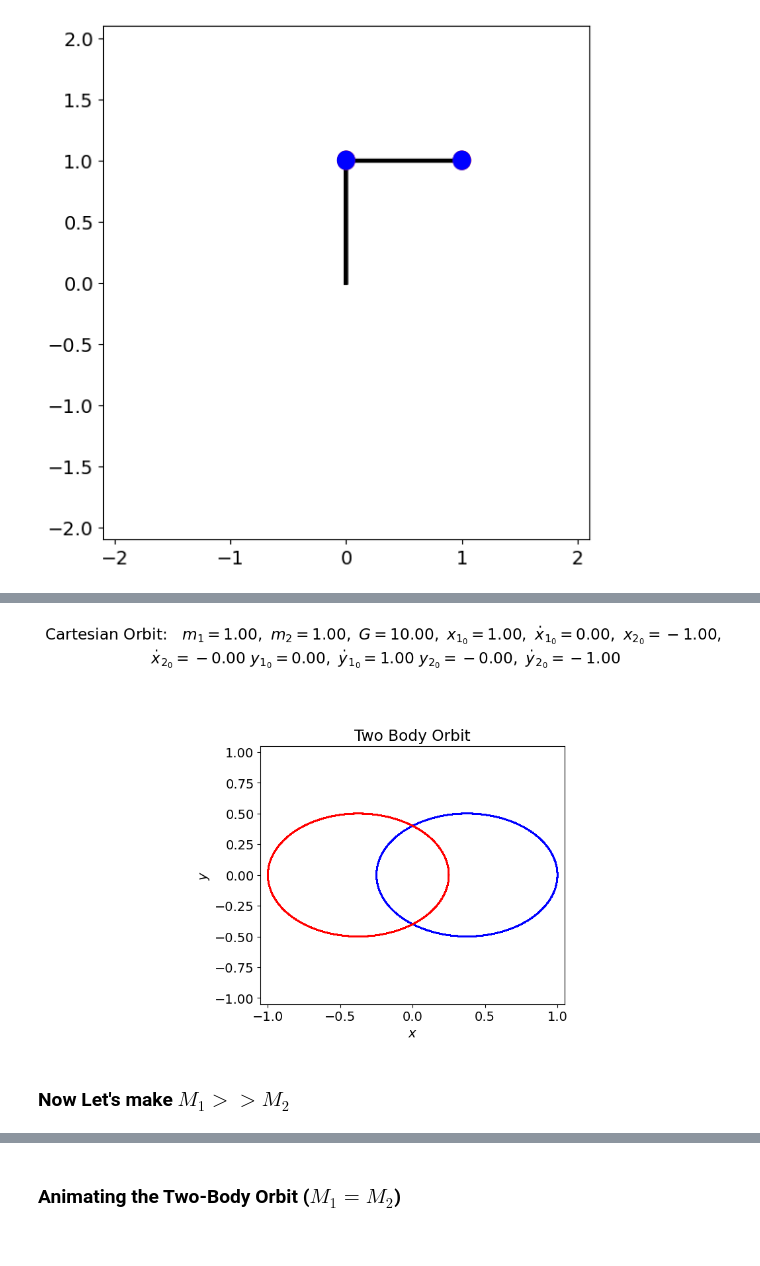
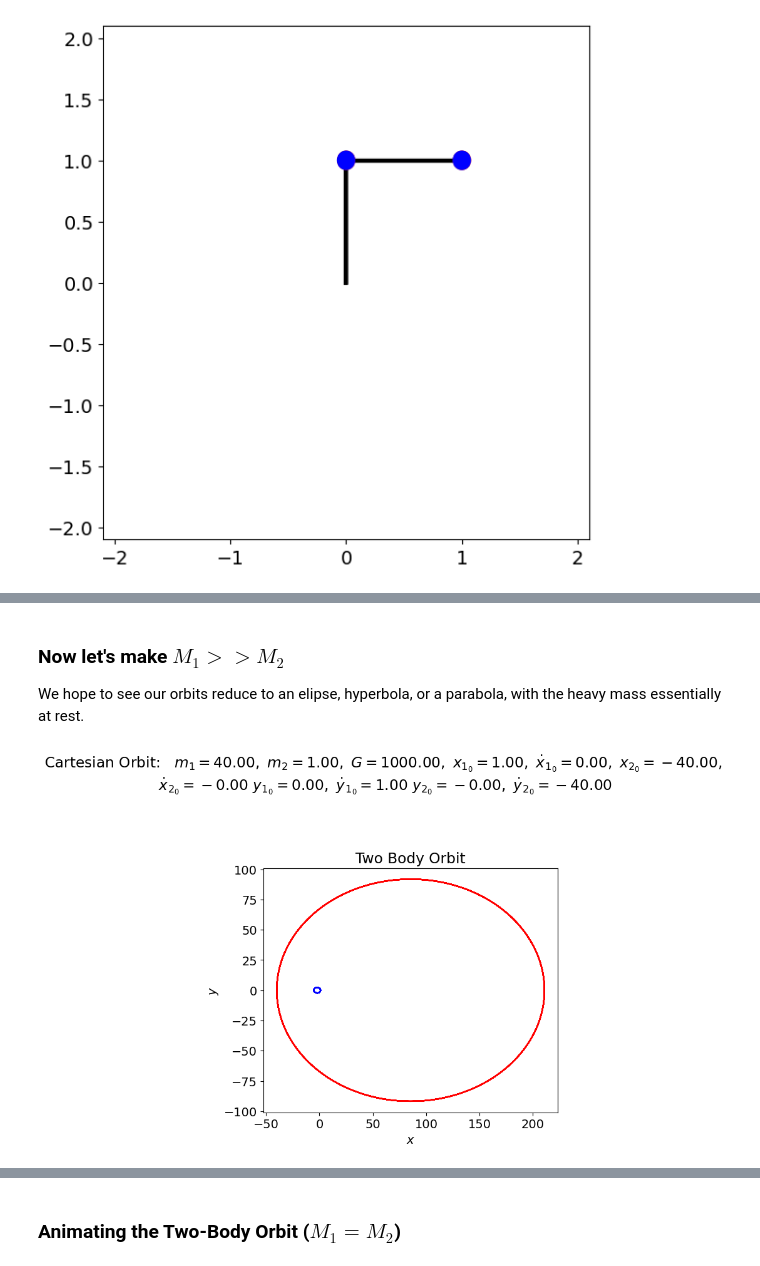
Before and after one commit to myers2004/5300_final, a Jupyter notebook: 5300_final.ipynb, the cells around one changed output, grey strips where cells are left out. Cells and saved outputs as stored; diff of their text form; code cells hidden in the pictures.

```diff
--- a/5300_final.ipynb
+++ b/5300_final.ipynb
@@ -803,7 +810,7 @@ class CartesianOrbit():
     def dr_dt(self, t, r):
         """
         This function returns the right-hand side of the diffeq:
-        [dx1/dt dx2/dt ... d^2z1/dt^2  d^2z2/dt^2]
+        [dx_1/dt dx_2/dt ... d^2z_1/dt^2  d^2z_2/dt^2]
 
         Parameters
         ----------
@@ -869,3 +943,24 @@ o1 = CartesianOrbit(m1 = m1, m2 = m2, G = G)
+# %% [markdown]
+### Now let's make $M_1 >> M_2$
+
+We hope to see our orbits reduce to an elipse, hyperbola, or a parabola, with the heavy mass essentially at rest.
+# %%
+y_vs_x_labels = (r'$x$', r'$y$')
+
+# Plotting time
+t_start = 0.
+t_end = 400.
+delta_t = 0.01
+
+t_pts = np.arange(t_start, t_end+delta_t, delta_t)
+
+# Choosing parameters
+m1 = 40.
+m2 = 1.
+G = 1000.
+
+# Instantiate an orbit
+o2 = CartesianOrbit(m1 = m1, m2 = m2, G = G)
 # %%
 # initial conditions specified
 x_1_0,x_dot_1_0 = 1., 0.
@@ -874,12 +969,12 @@ x_2_0, x_dot_2_0 = -(m1/m2) * x_1_0, -(m1/m2) * x_dot_1_0
 y_1_0, y_dot_1_0 = 0., 1.
 y_2_0, y_dot_2_0 = -(m1/m2) * y_1_0, -(m1/m2) * y_dot_1_0
 
-z_1_0, z_dot_1_0  = 0. ,0.
-z_2_0, z_dot_2_0 = 0., 0.
+z_1_0, z_dot_1_0 = 0., 0.
+z_2_0,z_dot_2_0 = 0., 0.
 
 # solve the orbit
 (x_1, x_2, y_1, y_2, z_1, z_2, x_dot_1, x_dot_2, y_dot_1,
- y_dot_2, z_dot_1, z_dot_2) = o1.solve_ode(t_pts, x_1_0, x_2_0, y_1_0, y_2_0, z_1_0, z_2_0,
+ y_dot_2, z_dot_1, z_dot_2) = o2.solve_ode(t_pts, x_1_0, x_2_0, y_1_0, y_2_0, z_1_0, z_2_0,
                                                            x_dot_1_0, x_dot_2_0, y_dot_1_0, y_dot_2_0, z_dot_1_0,
                                                            z_dot_2_0)
 
@@ -892,41 +987,33 @@ fig = plt.figure(figsize=(6,6))
 overall_title = 'Cartesian Orbit:  ' + \
                  rf' $m_1 = {m1:.2f},$' + \
                  rf' $m_2 = {m2:.2f},$' + \
                  rf' $G = {G:.2f},$' + \
                  rf' $x_{{1_0}} = {x_1_0:.2f},$' + \
                  rf' $\dot x_{{1_0}} = {x_dot_1_0:.2f},$' + \
                  rf' $x_{{2_0}} = {x_2_0:.2f},$' + '\n' + \
                  rf' $\dot x_{{2_0}} = {x_dot_2_0:.2f}$' + \
                  rf' $y_{{1_0}} = {y_1_0:.2f},$' + \
                  rf' $\dot y_{{1_0}} = {y_dot_1_0:.2f}$' + \
                  rf' $y_{{2_0}} = {y_2_0:.2f},$' + \
                  rf' $\dot y_{{2_0}} = {y_dot_2_0:.2f}$'
-# #                '\n'     # \n means a new line (adds some space here)
 fig.suptitle(overall_title, va='baseline')
 
-# first plot: plot from t=0 to t=100
+#plot from t=0 to t=200
 ax_a = fig.add_subplot(1,1,1)
 
-gap = 0.05
-
-ax_a.set_xlim(min(x_2)-gap, max(x_1)+gap)
-ax_a.set_ylim(min(x_2)-gap, max(x_1)+gap)
-
-start, stop = start_stop_indices(t_pts, 0., 100.)
+start, stop = start_stop_indices(t_pts, 0., 400.)
 plot_y_vs_x(x_1[start : stop], y_1[start : stop],
             axis_labels=y_vs_x_labels,
             color='blue',
             label=None,
             title=rf'',
             ax=ax_a)
 plot_y_vs_x(x_2[start : stop], y_2[start : stop],
             axis_labels=y_vs_x_labels,
             color='red',
             label=None,
             title=rf'Two Body Orbit',
             ax=ax_a)
 fig.tight_layout()
 # %% [output]
-[figure, old version]
+[figure, new version]
-# %% [markdown]
-### Now Let's make $M_1 >> M_2$
```
Also changed, not shown: parts of 24 cells of this notebook.
